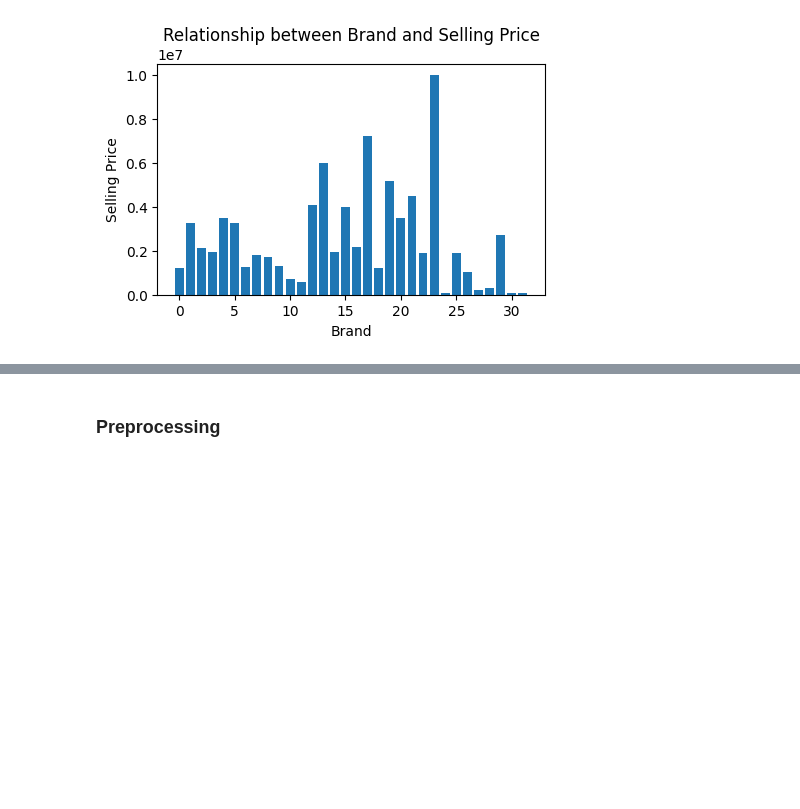
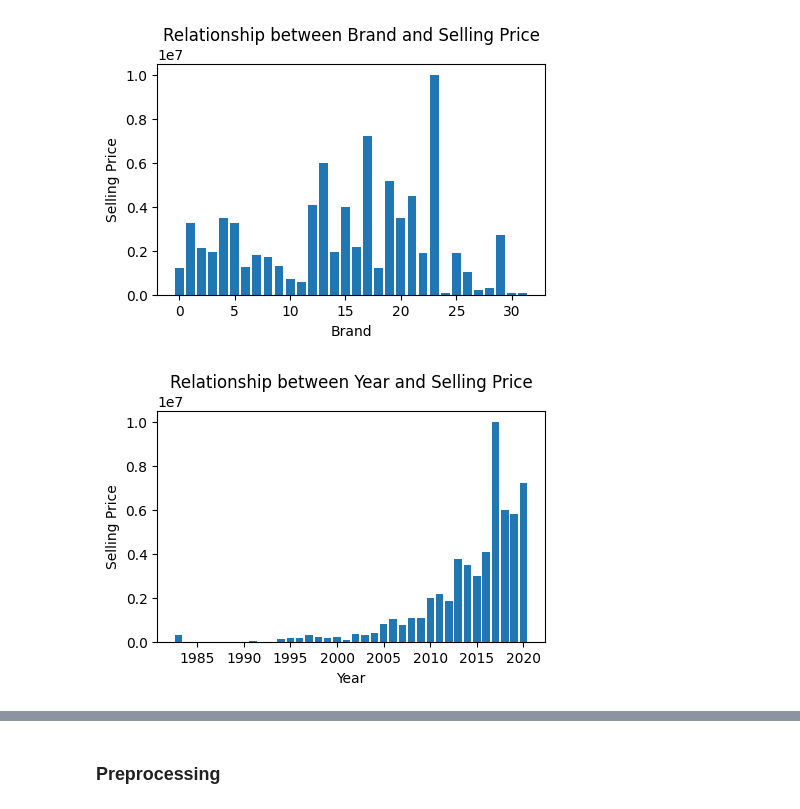
Before and after one commit to Nont18/Car-Prediction-Project, a Jupyter notebook: CarPricePrediction.ipynb, the cells around one changed output, grey strips where cells are left out. Saved outputs shown, nothing was run; the diff lists cells and outputs as text; code cells hidden in the pictures; blank space fills up the shorter version.

```diff
--- a/CarPricePrediction.ipynb
+++ b/CarPricePrediction.ipynb
@@ -379,10 +362,12 @@ plt.show()
 # %% [output]
 [figure]
 # %%
-# plt.figure(figsize=(5,3))
-# plt.xlabel("Year")
-# plt.ylabel("Selling Price")
-# plt.title("Relationship between Year and Selling Price")
-# plt.bar(df.year, df.selling_price)
-# plt.show()
+plt.figure(figsize=(5,3))
+plt.xlabel("Year")
+plt.ylabel("Selling Price")
+plt.title("Relationship between Year and Selling Price")
+plt.bar(df.year, df.selling_price)
+plt.show()
+# %% [output]
+[figure, added]
 # %%
```
Also changed, not shown: parts of 33 cells of this notebook, 1 other file.
